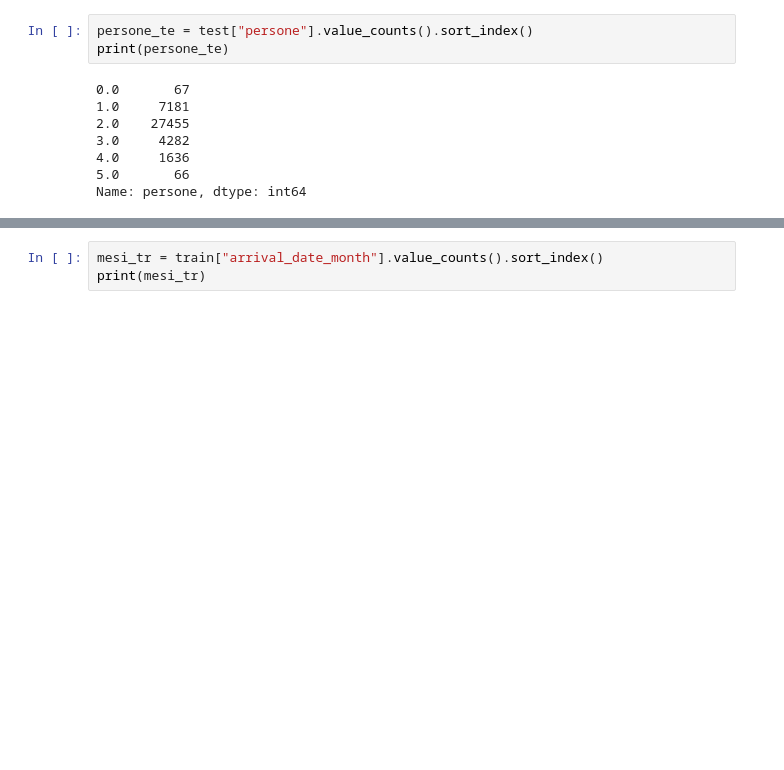
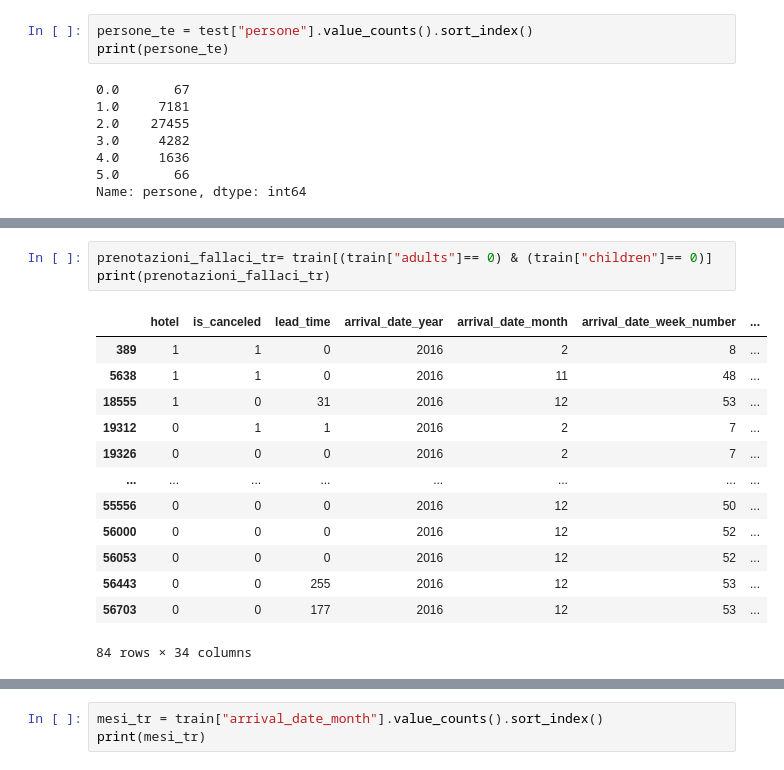
Before and after one commit to Nikocioni/progetto_programmazione_nik_ross_salvo, a Jupyter notebook: progetto_unito.ipynb, the cells around one changed output, grey strips where cells are left out. Saved outputs shown, nothing was run; the diff lists cells and outputs as text; blank space fills up the shorter version.

```diff
--- a/progetto_unito.ipynb
+++ b/progetto_unito.ipynb
@@ -180,3 +208,20 @@ persone
 4.0    0.473105
 5.0    0.242424
 Name: is_canceled, dtype: float64
+# %%
+prenotazioni_fallaci_tr= train[(train["adults"]== 0) & (train["children"]== 0)]
+print(prenotazioni_fallaci_tr)
+# %% [output]
+|  | hotel | is_canceled | lead_time | arrival_date_year | arrival_date_month | arrival_date_week_number | ... |
+| 389 | 1 | 1 | 0 | 2016 | 2 | 8 | ... |
+| 5638 | 1 | 1 | 0 | 2016 | 11 | 48 | ... |
+| 18555 | 1 | 0 | 31 | 2016 | 12 | 53 | ... |
+| 19312 | 0 | 1 | 1 | 2016 | 2 | 7 | ... |
+| 19326 | 0 | 0 | 0 | 2016 | 2 | 7 | ... |
+| ... | ... | ... | ... | ... | ... | ... | ... |
+| 55556 | 0 | 0 | 0 | 2016 | 12 | 50 | ... |
+| 56000 | 0 | 0 | 0 | 2016 | 12 | 52 | ... |
+| 56053 | 0 | 0 | 0 | 2016 | 12 | 52 | ... |
+| 56443 | 0 | 0 | 255 | 2016 | 12 | 53 | ... |
+| 56703 | 0 | 0 | 177 | 2016 | 12 | 53 | ... |
+84 rows × 34 columns
```
Also changed, not shown: parts of 48 cells of this notebook.
